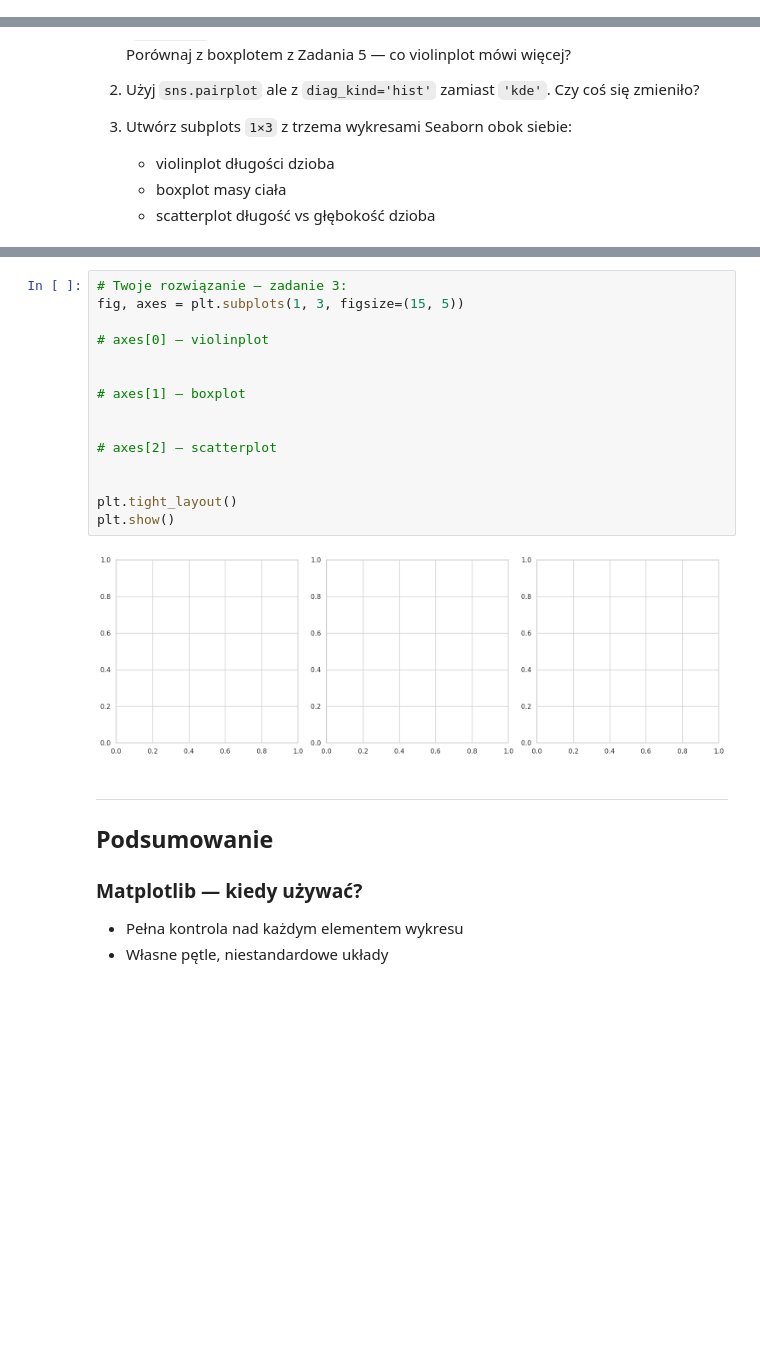
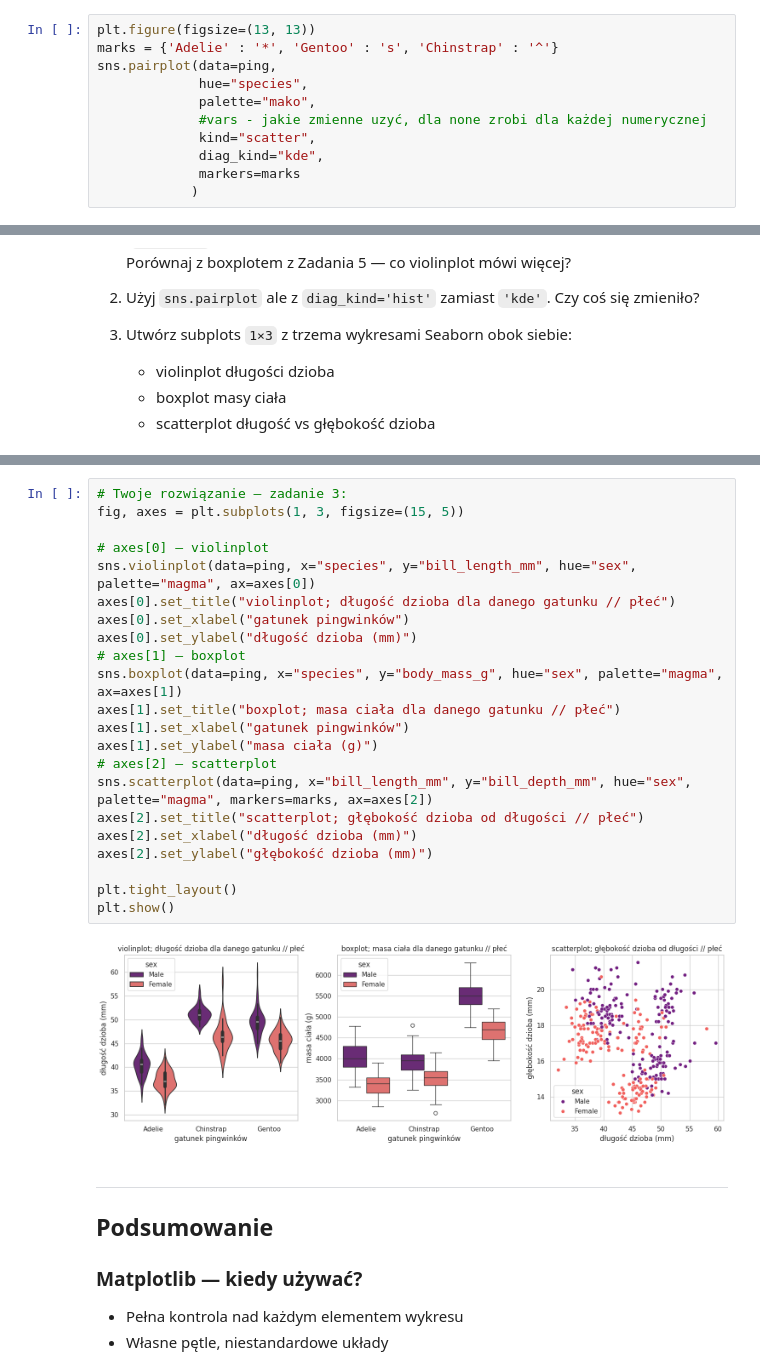
Before and after one commit to ligusoliwia/podstawy_programowania, a Jupyter notebook: SEM2/moduły_python/cwiczenia/cwiczenia_4.ipynb, the cells around one changed output, grey strips where cells are left out. Drawn from its saved outputs; the diff is of its cells as text; blank space fills up the shorter version.

```diff
--- a/SEM2/moduły_python/cwiczenia/cwiczenia_4.ipynb
+++ b/SEM2/moduły_python/cwiczenia/cwiczenia_4.ipynb
@@ -950,3 +991,14 @@ Seaborn gotowy!
 
 `sns.pairplot` rysuje macierz wykresów: każda cecha vs każda inna cecha.
 Na przekątnej — rozkłady (histogram lub KDE). Poza przekątną — scatter plot.
+# %%
+plt.figure(figsize=(13, 13))
+marks = {'Adelie' : '*', 'Gentoo' : 's', 'Chinstrap' : '^'}
+sns.pairplot(data=ping,
+             hue="species",
+             palette="mako",
+             #vars - jakie zmienne uzyć, dla none zrobi dla każdej numerycznej
+             kind="scatter",
+             diag_kind="kde",
+             markers=marks
+            )
@@ -967,20 +1043,27 @@ Na przekątnej — rozkłady (histogram lub KDE). Poza przekątną — scatter p
 # %%
 # Twoje rozwiązanie — zadanie 3:
 fig, axes = plt.subplots(1, 3, figsize=(15, 5))
 
 # axes[0] — violinplot
-
-
+sns.violinplot(data=ping, x="species", y="bill_length_mm", hue="sex", palette="magma", ax=axes[0])
+axes[0].set_title("violinplot; długość dzioba dla danego gatunku // płeć")
+axes[0].set_xlabel("gatunek pingwinków")
+axes[0].set_ylabel("długość dzioba (mm)")
 # axes[1] — boxplot
-
-
+sns.boxplot(data=ping, x="species", y="body_mass_g", hue="sex", palette="magma", ax=axes[1])
+axes[1].set_title("boxplot; masa ciała dla danego gatunku // płeć")
+axes[1].set_xlabel("gatunek pingwinków")
+axes[1].set_ylabel("masa ciała (g)")
 # axes[2] — scatterplot
-
+sns.scatterplot(data=ping, x="bill_length_mm", y="bill_depth_mm", hue="sex", palette="magma", markers=marks, ax=axes[2])
+axes[2].set_title("scatterplot; głębokość dzioba od długości // płeć")
+axes[2].set_xlabel("długość dzioba (mm)")
+axes[2].set_ylabel("głębokość dzioba (mm)")
 
 plt.tight_layout()
 plt.show()
 # %% [output]
-[figure, old version]
+[figure, new version]
 # %% [markdown]
 ---
 ## Podsumowanie
```
Also changed, not shown: parts of 7 cells of this notebook, 1 other file.
